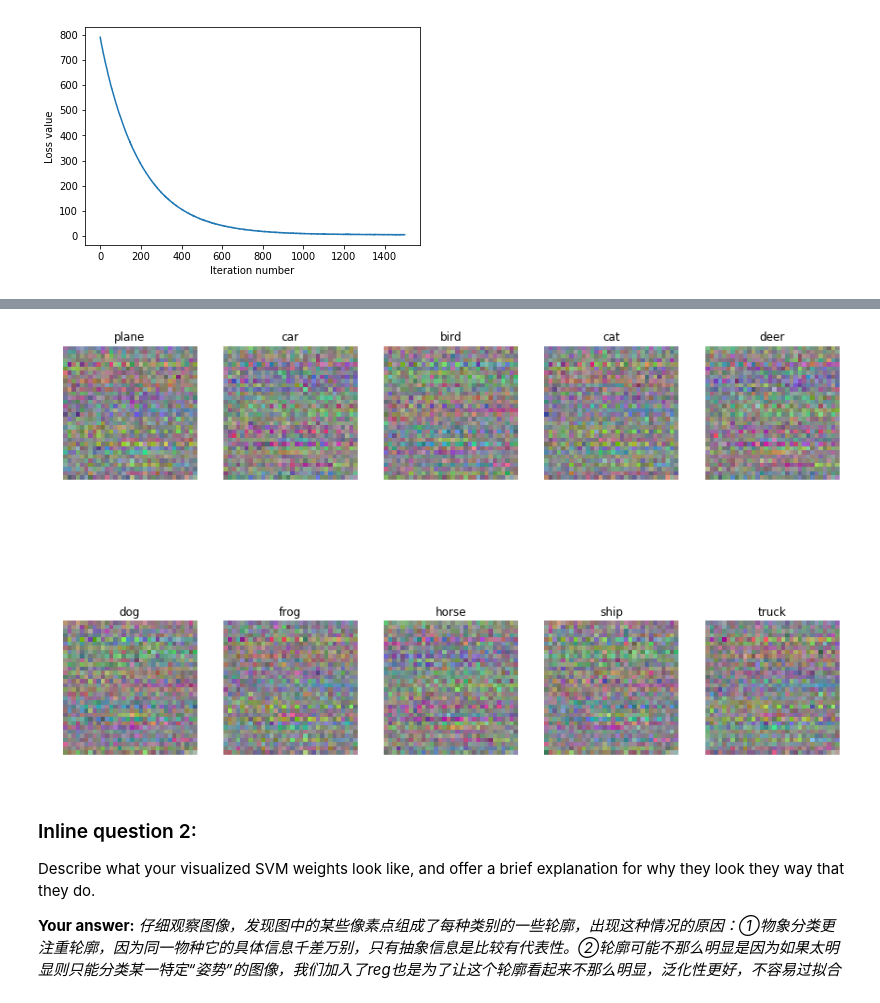
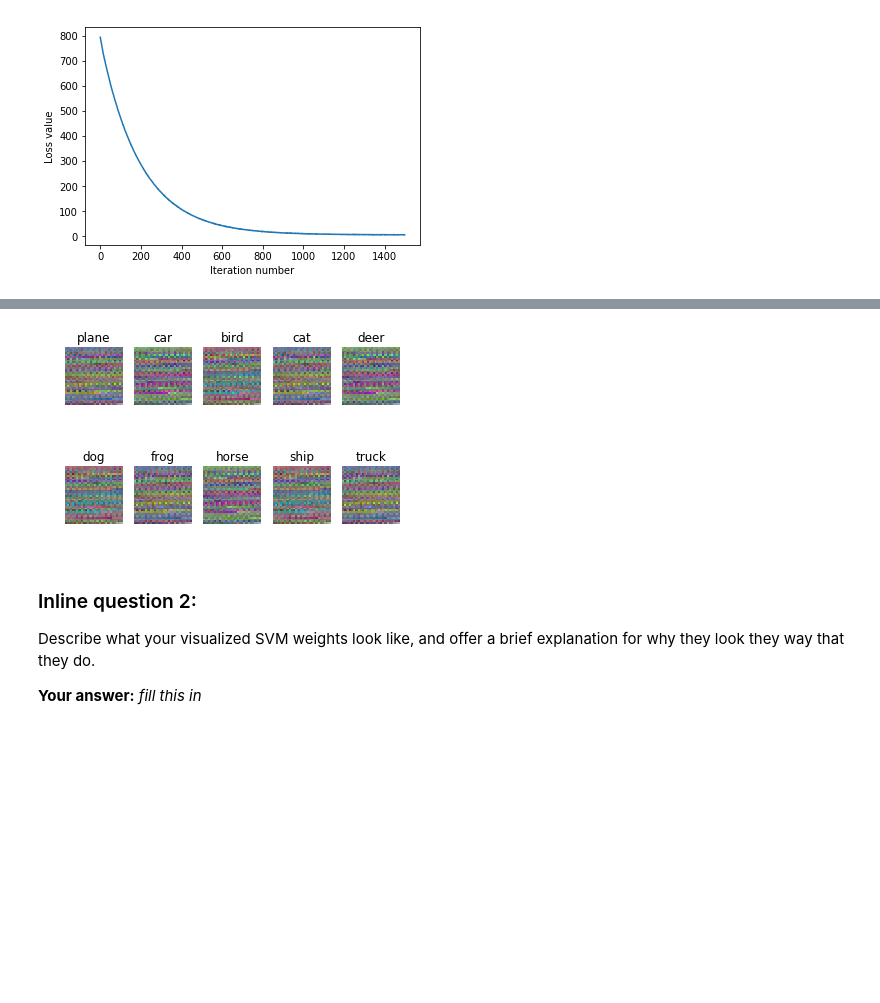
Before and after one commit to wangtianrui/MachineLearningStudy-NNnote, a Jupyter notebook: 2018暑假学习/DSVC/assignment4/homework/svm.ipynb, the cells around one changed output, grey strips where cells are left out. Saved outputs shown, nothing was run; the diff lists cells and outputs as text; code cells hidden in the pictures; blank space fills up the shorter version.

```diff
--- a/2018暑假学习/DSVC/assignment4/homework/svm.ipynb
+++ b/2018暑假学习/DSVC/assignment4/homework/svm.ipynb
@@ -487,25 +468,23 @@ linear SVM on raw pixels final test set accuracy: 0.387000
 # %%
 # Visualize the learned weights for each class.
 # Depending on your choice of learning rate and regularization strength, these may
 # or may not be nice to look at.
-
-w = np.reshape(best_svm.W,(3073,10))
-w = w[:-1,:] # strip out the bias
+w = best_svm.W[:,:-1] # strip out the bias
 w = w.reshape(32, 32, 3, 10)
 w_min, w_max = np.min(w), np.max(w)
 classes = ['plane', 'car', 'bird', 'cat', 'deer', 'dog', 'frog', 'horse', 'ship', 'truck']
-plt.figure(figsize=(15,10))
 for i in range(10):
     plt.subplot(2, 5, i + 1)
+
     # Rescale the weights to be between 0 and 255
     wimg = 255.0 * (w[:, :, :, i].squeeze() - w_min) / (w_max - w_min)
     plt.imshow(wimg.astype('uint8'))
     plt.axis('off')
     plt.title(classes[i])
 # %% [output]
-[figure, old version]
+[figure, new version]
 # %% [markdown]
 ### Inline question 2:
 Describe what your visualized SVM weights look like, and offer a brief explanation for why they look they way that they do.
 
-**Your answer:** *仔细观察图像，发现图中的某些像素点组成了每种类别的一些轮廓，出现这种情况的原因：①物象分类更注重轮廓，因为同一物种它的具体信息千差万别，只有抽象信息是比较有代表性。②轮廓可能不那么明显是因为如果太明显则只能分类某一特定“姿势”的图像，我们加入了reg也是为了让这个轮廓看起来不那么明显，泛化性更好，不容易过拟合*
+**Your answer:** *fill this in*
```
Also changed, not shown: parts of 13 cells of this notebook, 3 other files.
